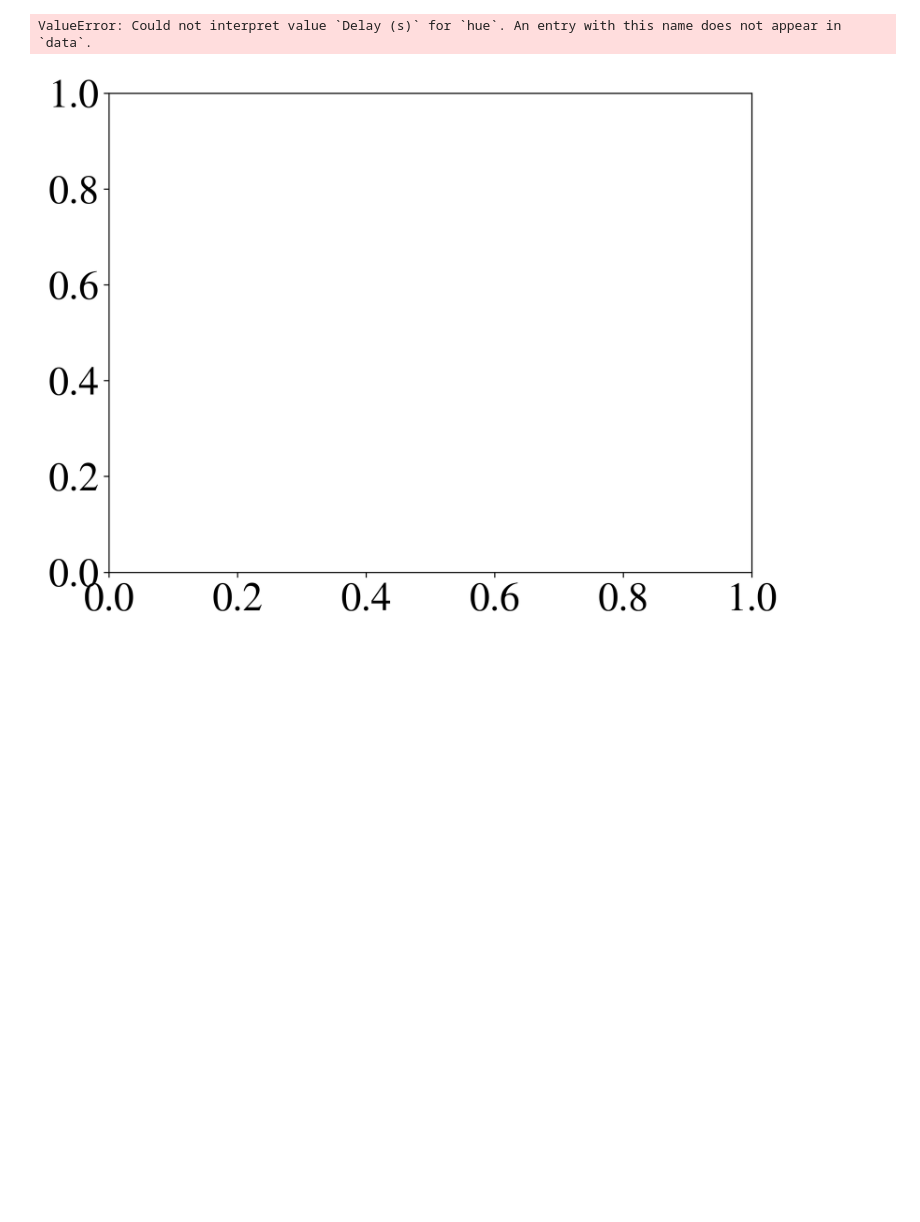
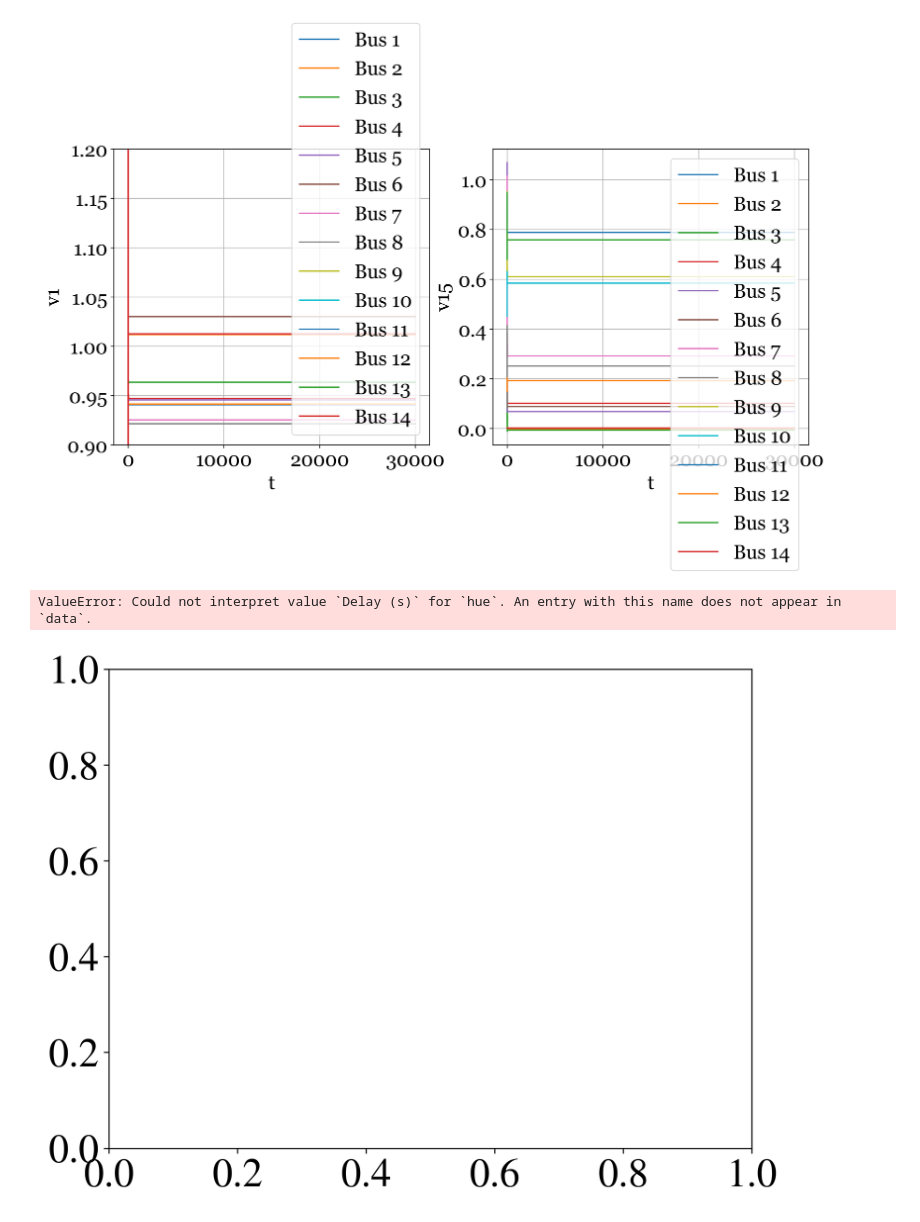
Before and after one commit to mxburns2022/PDDyn.jl, a Jupyter notebook: visualization.ipynb, the cells around one changed output. Drawn from its saved outputs; the diff is of its cells as text; code cells hidden in the pictures; blank space fills up the shorter version.

```diff
--- a/visualization.ipynb
+++ b/visualization.ipynb
@@ -1,3 +48,18 @@
+# %%
+viz_3 = pd.read_csv('case14_results.csv')
+fig, axs = plt.subplots(ncols=2, figsize=(14,6))
+ax = axs[0]
+for i in range(1,15):
+    sns.lineplot(ax=ax, data=viz_3, x='t', y=f'v{i}', label=f'Bus {i}')
+ax = axs[1]
+for i in range(1,15):
+    sns.lineplot(ax=ax, data=viz_3, x='t', y=f'v{i+14}', label=f'Bus {i}')
+axs[0].set_ylim(0.9, 1.2)
+for ax in axs:
+    ax.grid()
+    # ax.set_xscale('log')
+# %% [output]
+[figure, added]
 # %%
 import pandas as pd
 import matplotlib.pyplot as plt
```
Also changed, not shown: parts of 3 cells of this notebook, 2 other files.
